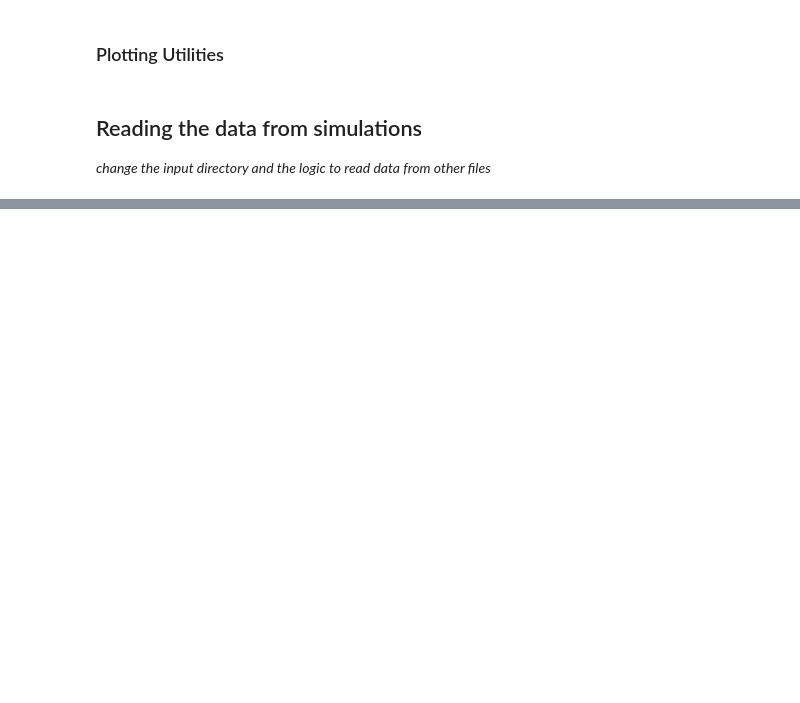
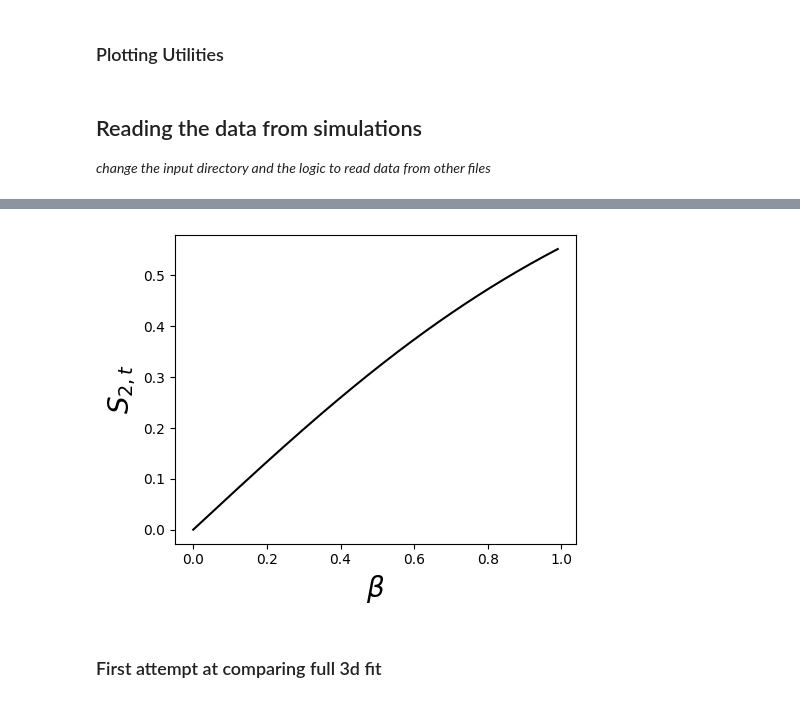
Before and after one commit to JBil8/Data_processing_orientations, a Jupyter notebook: maier_2d.ipynb, the cells around one changed output, grey strips where cells are left out. Drawn from its saved outputs; the diff is of its cells as text; code cells hidden in the pictures; blank space fills up the shorter version.

```diff
--- a/maier_2d.ipynb
+++ b/maier_2d.ipynb
@@ -576,3 +681,23 @@ def fit_maier_saupe_pdf(theta_edges, phi_edges, pdf_data):
+# %%
+# find first value of U where S2 is greater than 0.0
+
+first_positive_S2_index = np.where(S2_grid > 0.0)[0][0]
+first_positive_U = U_grid[first_positive_S2_index]
+
+#plot S2_critical as a function of beta
+plt.figure(figsize=(5,4))
+plt.plot(beta_values, S2_grid, label='S2 vs Beta', color='black')
+# plt.axhline(y=0, color='red', linestyle='--', label='S2 = 0')
+# plt.axvline(x=0.0, color='green', linestyle='--', label='Beta = 0')
+plt.xlabel('$\\beta$', fontsize=20)
+plt.ylabel('$S_{2,t}$', fontsize=20)
+# plt.title('S2 vs Beta', fontsize=18)
+plt.tight_layout()
+plt.savefig("max_S2_vs_beta.png", dpi=300)
+# %% [output]
+[figure, added]
+# %% [markdown]
+### First attempt at comparing full 3d fit
 # %%
 import numpy as np
 
```
Also changed, not shown: parts of 12 cells of this notebook, 24 other files.
